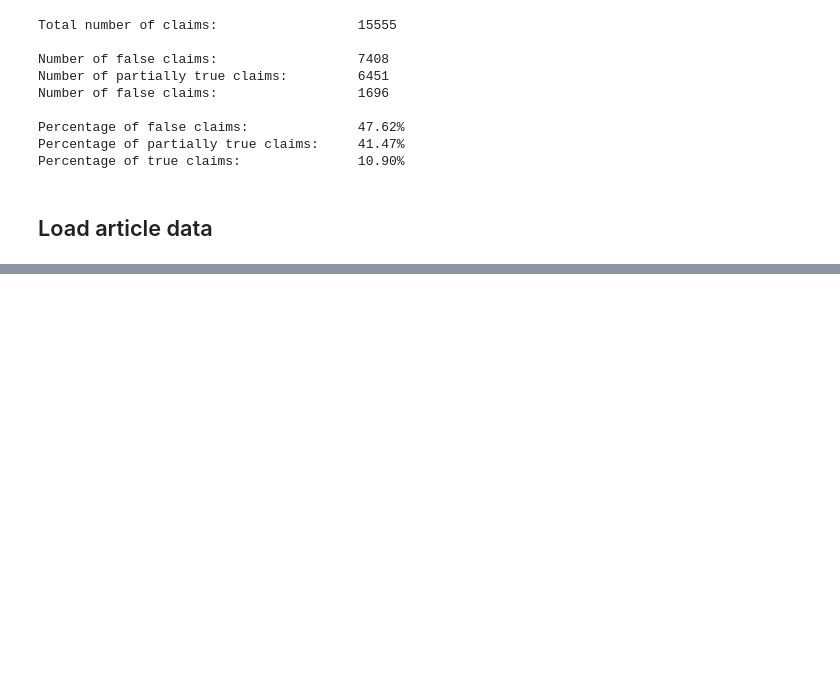
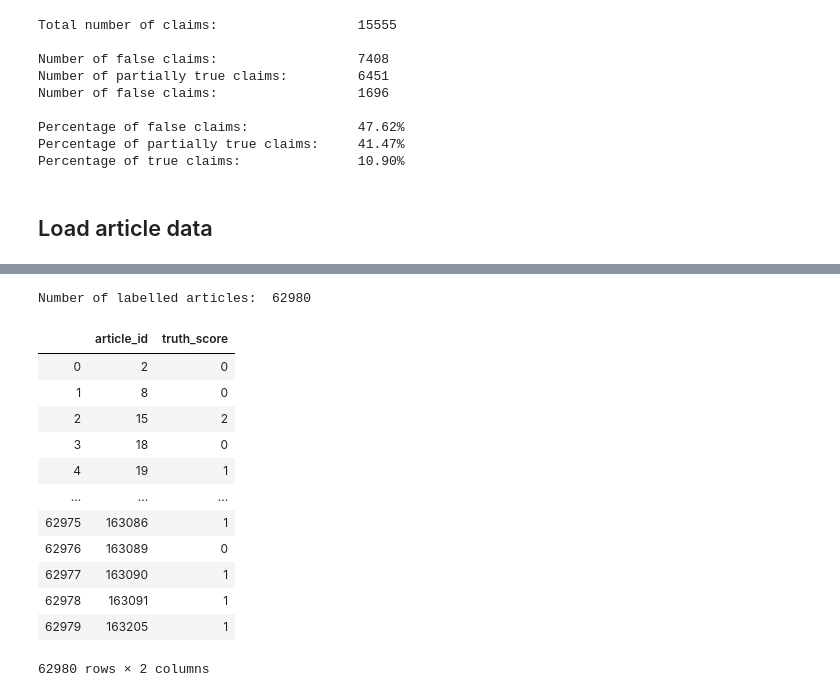
Before and after one commit to atol/fake-news-ai, a Jupyter notebook: data_analysis.ipynb, the cells around one changed output, grey strips where cells are left out. Saved outputs shown, nothing was run; the diff lists cells and outputs as text; code cells hidden in the pictures; blank space fills up the shorter version.

```diff
--- a/data_analysis.ipynb
+++ b/data_analysis.ipynb
@@ -152,0 +175,4 @@ news
+# %%
+# Get labels for articles
+article_labels = related_articles_df.groupby("article_id")["label"].apply(list).to_dict()
+article_labels
@@ -152,0 +197,28 @@ news
+# %%
+print("Number of labelled articles: ", len(article_labels)) # less than total articles??
+# %% [output]
+Number of labelled articles:  62980
+# %%
+# Assume article score is lowest label value (0 < 1 < 2 or false < partially true < true)
+article_scores = {}
+
+for article, score in article_labels.items():
+    article_scores[article] = min(score)
+# %%
+article_scores_df = pd.DataFrame(list(article_scores.items()), columns=['article_id', 'truth_score'])
+# %%
+article_scores_df
+# %% [output]
+|  | article_id | truth_score |
+| 0 | 2 | 0 |
+| 1 | 8 | 0 |
+| 2 | 15 | 2 |
+| 3 | 18 | 0 |
+| 4 | 19 | 1 |
+| ... | ... | ... |
+| 62975 | 163086 | 1 |
+| 62976 | 163089 | 0 |
+| 62977 | 163090 | 1 |
+| 62978 | 163091 | 1 |
+| 62979 | 163205 | 1 |
+62980 rows × 2 columns
```
Also changed, not shown: parts of 15 cells of this notebook.
